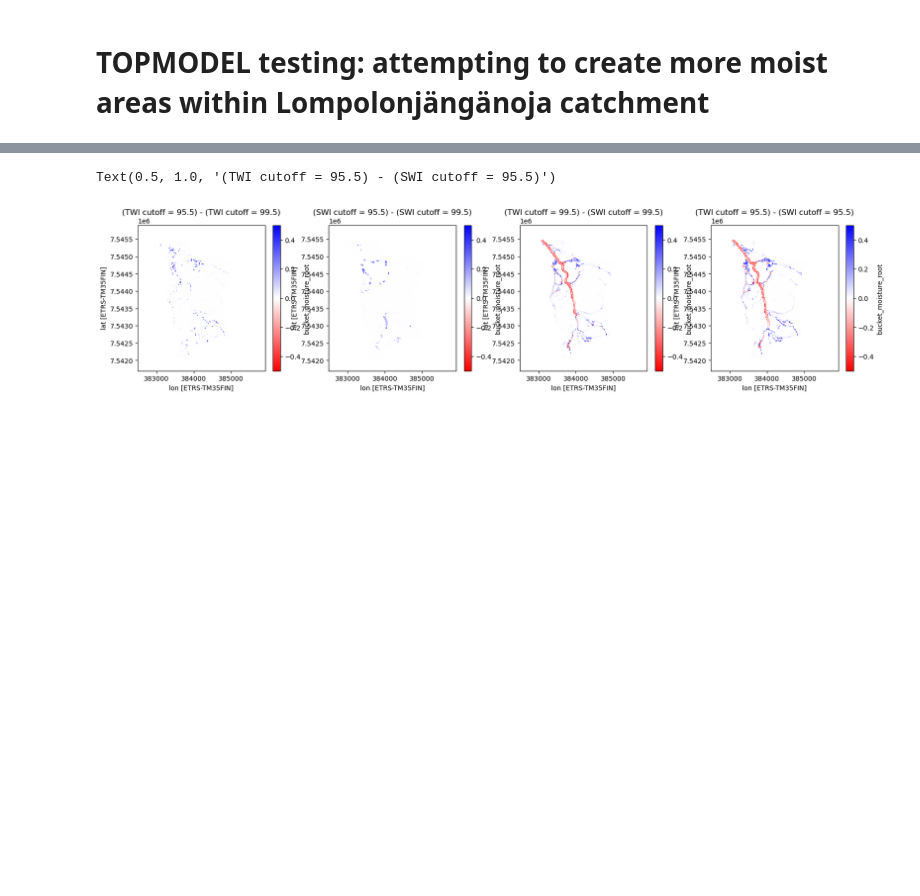
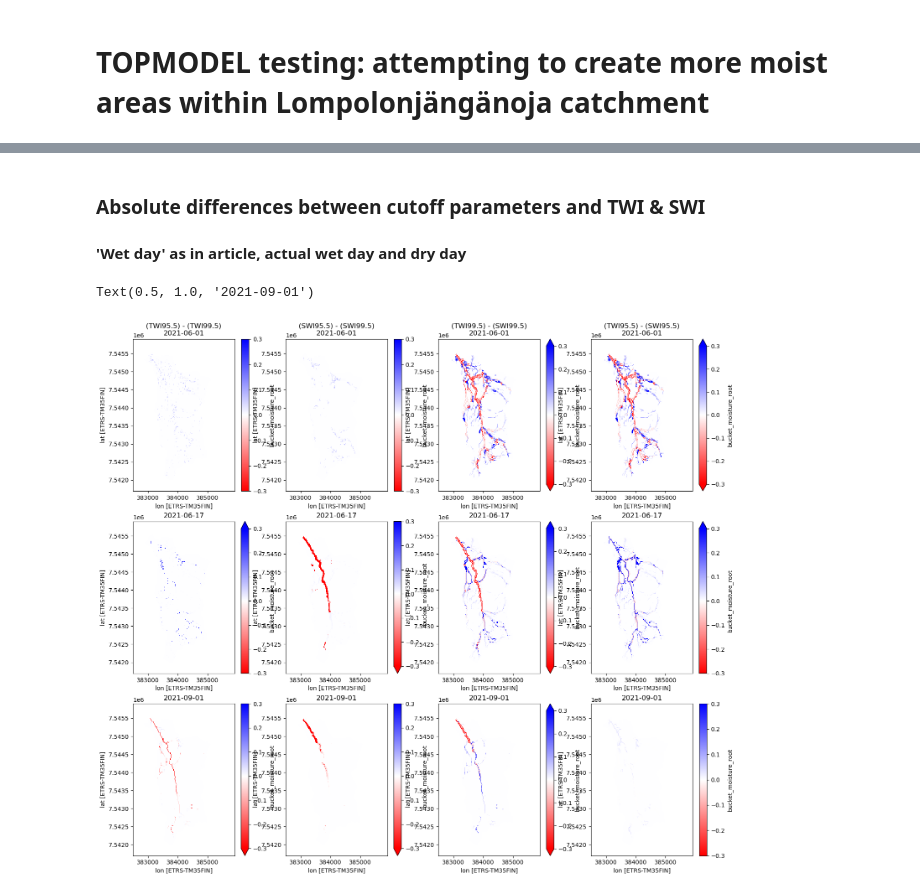
Before and after one commit to jpnousu/SpaFHy_v2.0, a Jupyter notebook: topmodel_test.ipynb, the cells around one changed output, grey strips where cells are left out. Drawn from its saved outputs; the diff is of its cells as text; code cells hidden in the pictures; blank space fills up the shorter version.

```diff
--- a/topmodel_test.ipynb
+++ b/topmodel_test.ipynb
@@ -154,17 +321,52 @@ Text(0.5, 1.0, 'SAGA cutoff = 90.5')
+# %% [markdown]
+### Absolute differences between cutoff parameters and TWI & SWI
+#### 'Wet day' as in article, actual wet day and dry day
 # %%
-plt.figure(figsize=(20,4))
-plt.subplot(1,4,1)
-(twi3['bucket_moisture_root'].sel(time='2021-06-17')-twi1['bucket_moisture_root'].sel(time='2021-06-17')).plot(cmap='bwr_r', vmin=-0.5, vmax=0.5)
-plt.title('(TWI cutoff = 95.5) - (TWI cutoff = 99.5)')
-plt.subplot(1,4,2)
-(swi3['bucket_moisture_root'].sel(time='2021-06-17')-swi1['bucket_moisture_root'].sel(time='2021-06-17')).plot(cmap='bwr_r', vmin=-0.5, vmax=0.5)
-plt.title('(SWI cutoff = 95.5) - (SWI cutoff = 99.5)')
-plt.subplot(1,4,3)
-(twi1['bucket_moisture_root'].sel(time='2021-06-17')-swi1['bucket_moisture_root'].sel(time='2021-06-17')).plot(cmap='bwr_r', vmin=-0.5, vmax=0.5)
-plt.title('(TWI cutoff = 99.5) - (SWI cutoff = 99.5)')
-plt.subplot(1,4,4)
-(twi3['bucket_moisture_root'].sel(time='2021-06-17')-swi3['bucket_moisture_root'].sel(time='2021-06-17')).plot(cmap='bwr_r', vmin=-0.5, vmax=0.5)
-plt.title('(TWI cutoff = 95.5) - (SWI cutoff = 95.5)')
+date = '2021-06-01'
+
+plt.figure(figsize=(18,16))
+plt.subplot(3,4,1)
+(twi3['bucket_moisture_root'].sel(time=date)-twi1['bucket_moisture_root'].sel(time=date)).plot(cmap='bwr_r', vmin=-0.3, vmax=0.3)
+plt.title(f'(TWI95.5) - (TWI99.5)\n{date}')
+plt.subplot(3,4,2)
+(swi3['bucket_moisture_root'].sel(time=date)-swi1['bucket_moisture_root'].sel(time=date)).plot(cmap='bwr_r', vmin=-0.3, vmax=0.3)
+plt.title(f'(SWI95.5) - (SWI99.5)\n{date}')
+plt.subplot(3,4,3)
+(twi1['bucket_moisture_root'].sel(time=date)-swi1['bucket_moisture_root'].sel(time=date)).plot(cmap='bwr_r', vmin=-0.3, vmax=0.3)
+plt.title(f'(TWI99.5) - (SWI99.5)\n{date}')
+plt.subplot(3,4,4)
+(twi3['bucket_moisture_root'].sel(time=date)-swi3['bucket_moisture_root'].sel(time=date)).plot(cmap='bwr_r', vmin=-0.3, vmax=0.3)
+plt.title(f'(TWI95.5) - (SWI95.5)\n{date}')
+
+date = '2021-06-17'
+
+plt.subplot(3,4,5)
+(twi3['bucket_moisture_root'].sel(time=date)-twi1['bucket_moisture_root'].sel(time=date)).plot(cmap='bwr_r', vmin=-0.3, vmax=0.3)
+plt.title(f'{date}')
+plt.subplot(3,4,6)
+(swi3['bucket_moisture_root'].sel(time=date)-swi1['bucket_moisture_root'].sel(time=date)).plot(cmap='bwr_r', vmin=-0.3, vmax=0.3)
+plt.title(f'{date}')
+plt.subplot(3,4,7)
+(twi1['bucket_moisture_root'].sel(time=date)-swi1['bucket_moisture_root'].sel(time=date)).plot(cmap='bwr_r', vmin=-0.3, vmax=0.3)
+plt.title(f'{date}')
+plt.subplot(3,4,8)
+(twi3['bucket_moisture_root'].sel(time=date)-swi3['bucket_moisture_root'].sel(time=date)).plot(cmap='bwr_r', vmin=-0.3, vmax=0.3)
+plt.title(f'{date}')
+
+date = '2021-09-01'
+
+plt.subplot(3,4,9)
+(twi3['bucket_moisture_root'].sel(time=date)-twi1['bucket_moisture_root'].sel(time=date)).plot(cmap='bwr_r', vmin=-0.3, vmax=0.3)
+plt.title(f'{date}')
+plt.subplot(3,4,10)
+(swi3['bucket_moisture_root'].sel(time=date)-swi1['bucket_moisture_root'].sel(time=date)).plot(cmap='bwr_r', vmin=-0.3, vmax=0.3)
+plt.title(f'{date}')
+plt.subplot(3,4,11)
+(twi1['bucket_moisture_root'].sel(time=date)-swi1['bucket_moisture_root'].sel(time=date)).plot(cmap='bwr_r', vmin=-0.3, vmax=0.3)
+plt.title(f'{date}')
+plt.subplot(3,4,12)
+(twi3['bucket_moisture_root'].sel(time=date)-swi3['bucket_moisture_root'].sel(time=date)).plot(cmap='bwr_r', vmin=-0.3, vmax=0.3)
+plt.title(f'{date}')
 # %% [output]
-Text(0.5, 1.0, '(TWI cutoff = 95.5) - (SWI cutoff = 95.5)')
+Text(0.5, 1.0, '2021-09-01')
-[figure, old version]
+[figure, new version]
```
Also changed, not shown: parts of 16 cells of this notebook, 9 other files.
